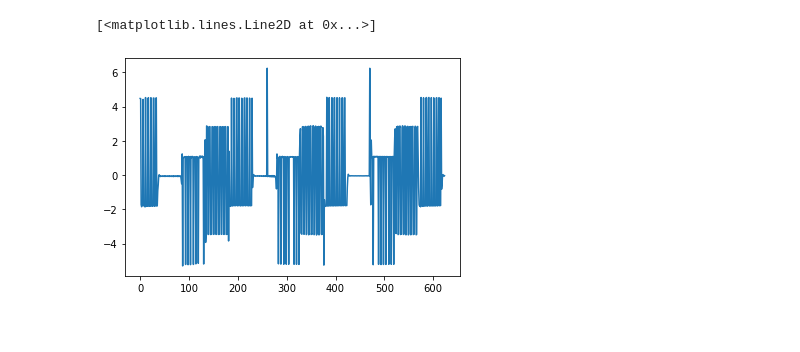
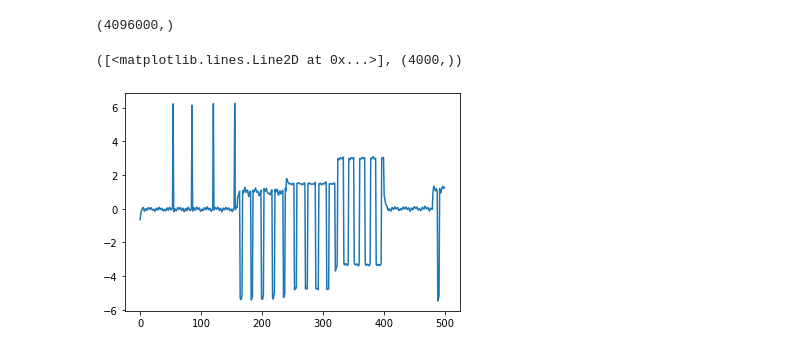
Before and after one commit to Luke20000429/USRP_RoundTrip, a Jupyter notebook: process.ipynb, the cells around one changed output. Drawn from its saved outputs; the diff is of its cells as text; code cells hidden in the pictures.

```diff
--- a/process.ipynb
+++ b/process.ipynb
@@ -2,30 +2,36 @@
 import numpy as np
 from matplotlib import pyplot as plt
 # %%
-period = 40960
-ch0 = np.fromfile("Log/usrp_samples1-0.dat", np.csingle)#[:period*40]
-ch1 = np.fromfile("Log/usrp_samples1-1.dat", np.csingle)#[:period*40]
+period = 81920
+filename = "usrp_samples13"
+ch0 = np.fromfile("Log/{}-0.dat".format(filename), np.csingle)#[:period*40]
+ch1 = np.fromfile("Log/{}-1.dat".format(filename), np.csingle)#[:period*40]
 cut = ch0.shape[0]//period
 ch0 = ch0[:cut*period]
 ch1 = ch1[:cut*period]
+ch0.shape
+# %% [output]
+(4096000,)
 # %%
-width = 2048
+s = 0
+e = 500
+width = 1024
 seqs0 = ch0.reshape((-1, width))
 seqs1 = ch1.reshape((-1, width))
 tans0 = []
 tans1 = []
 for seq in seqs0:
     fft_out = np.fft.fftshift(np.fft.fft(seq))[width//2]
     tan = np.angle(fft_out)
     tans0.append(tan)
 
 for seq in seqs1:
     fft_out = np.fft.fftshift(np.fft.fft(seq))[width//2]
     tan = np.angle(fft_out)
     tans1.append(tan)
 
 diff = np.asarray(tans0) - np.asarray(tans1)
-plt.plot(diff[400:1024])
+plt.plot(diff[s:e]), diff.shape
 # %% [output]
-[<matplotlib.lines.Line2D at 0x...>]
+([<matplotlib.lines.Line2D at 0x...>], (4000,))
-[figure, old version]
+[figure, new version]
```
Also changed, not shown: parts of 11 cells of this notebook, 1 other file.
